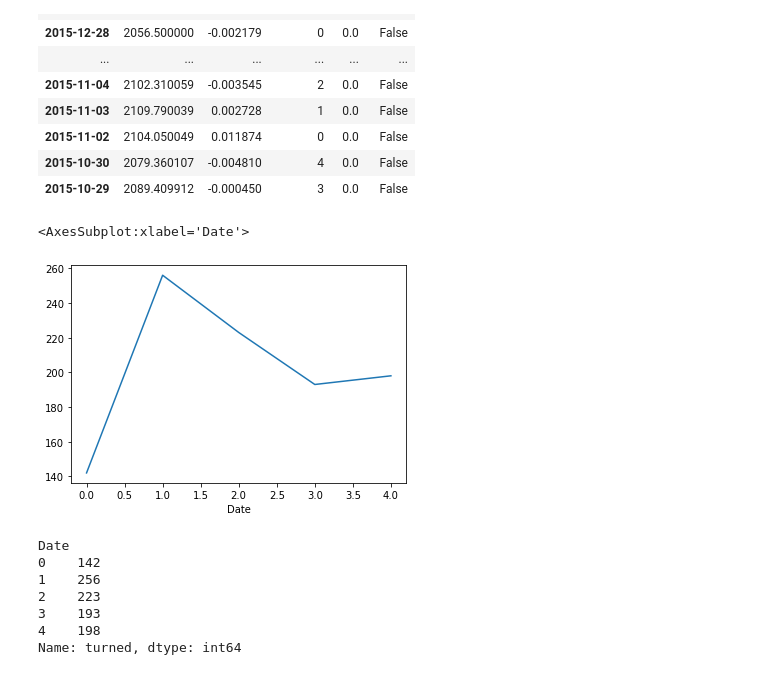
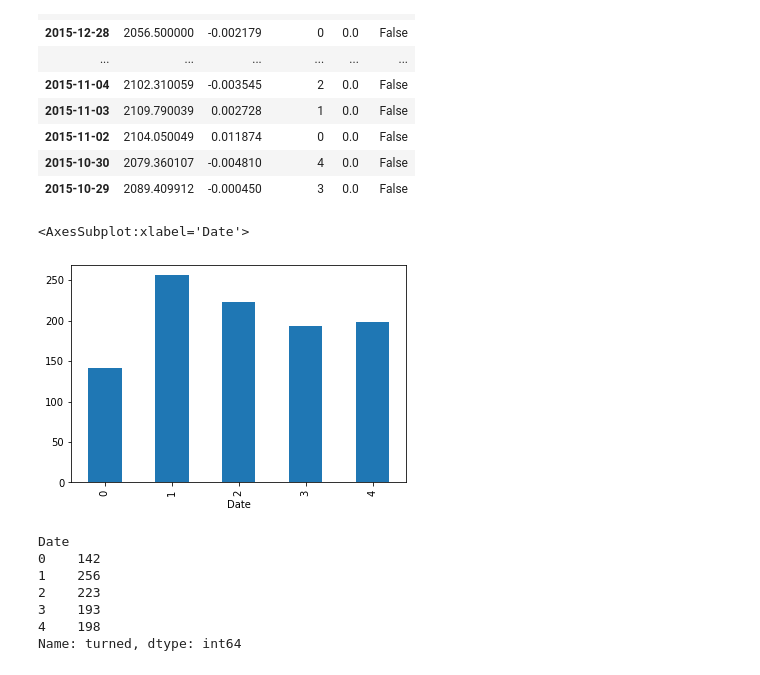
Before and after one commit to eerichmond/strata_data, a Jupyter notebook: Turning_Tuesday_PyData.ipynb, the cells around one changed output. Drawn from its saved outputs; the diff is of its cells as text; code cells hidden in the pictures.

```diff
--- a/Turning_Tuesday_PyData.ipynb
+++ b/Turning_Tuesday_PyData.ipynb
@@ -292,10 +292,10 @@ sp_turning_days_totals = sptt.turned.groupby(sptt.index.dayofweek).sum()
 # %%
 %matplotlib inline
 # %%
-sp_turning_days_totals.plot()
+sp_turning_days_totals.plot(kind="bar")
 # %% [output]
 <AxesSubplot:xlabel='Date'>
-[figure, old version]
+[figure, new version]
 # %%
 sp_turning_days_totals
 # %% [output]
```
Also changed, not shown: parts of 1 cell of this notebook.
